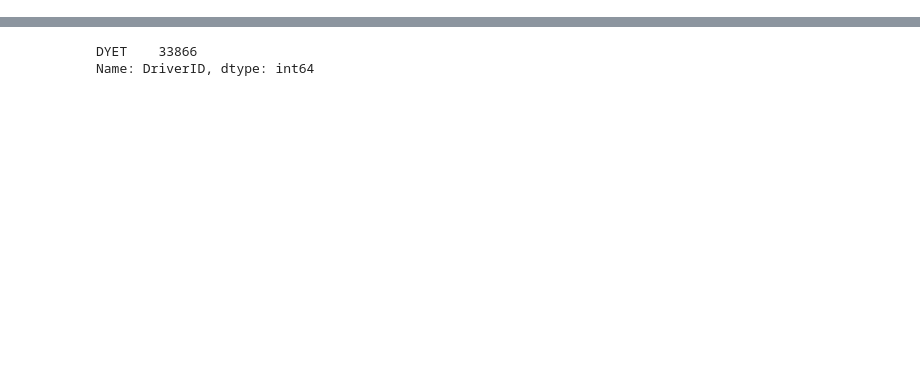
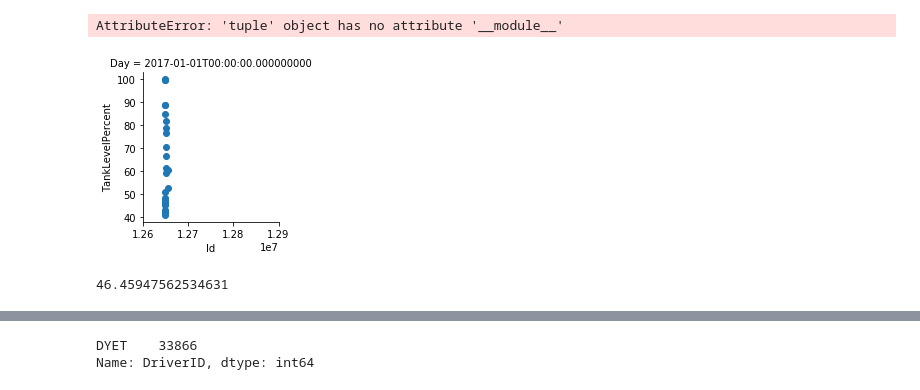
Before and after one commit to DEREJEGETU/big-g-express, a Jupyter notebook: Python_Code/data-question-6.ipynb, the cells around one changed output, grey strips where cells are left out. Drawn from its saved outputs; the diff is of its cells as text; code cells hidden in the pictures; blank space fills up the shorter version.

```diff
--- a/Python_Code/data-question-6.ipynb
+++ b/Python_Code/data-question-6.ipynb
@@ -153,0 +115,7 @@ Fuel_Transactions.head(100)
+# %%
+##Create datetime column
+df_event_level_sample_BATK['Day'] = df_event_level_sample_BATK['EventTimeStamp'].astype(str)
+# %%
+df_event_level_sample_BATK['Day'] = df_event_level_sample_BATK['Day'].str[:10]
+df_event_level_sample_BATK['Month'] = df_event_level_sample_BATK['Day'].str[:7]
+df_event_level_sample_BATK
@@ -153,0 +141,4 @@ Fuel_Transactions.head(100)
+# %%
+df_event_level_sample_BATK['Day'] = pd.to_datetime(df_event_level_sample_BATK['Day'])
+df_event_level_sample_BATK['Month'] = pd.to_datetime(df_event_level_sample_BATK['Month'])
+df_event_level_sample_BATK.dtypes
@@ -153,0 +186,3 @@ Fuel_Transactions.head(100)
+# %%
+df_event_level_sample_BATK = df_event_level_sample_BATK.query("Day == '2017-01-01'")
+df_event_level_sample_BATK
@@ -153,0 +207,8 @@ Fuel_Transactions.head(100)
+# %%
+g = sns.FacetGrid(df_event_level_sample_BATK, col="Day")
+g = (g.map(plt.scatter, 'Id', 'TankLevelPercent'))
+g = (g.map(plt.xlim(12600000, 12900000)))
+plt.show()
+# %% [output]
+AttributeError: 'tuple' object has no attribute '__module__'
+[figure, added]
@@ -153,0 +218,8 @@ Fuel_Transactions.head(100)
+# %%
+#df_event_level_sample_BATK
+#df_event_level_sample_BATK.plot.scatter('Id','TankLevelPercent');
+#plt.xlim(12600000, 12900000);
+#plt.show();
+print(harmonic_mean)
+# %% [output]
+46.45947562534631
```
Also changed, not shown: parts of 38 cells of this notebook.
